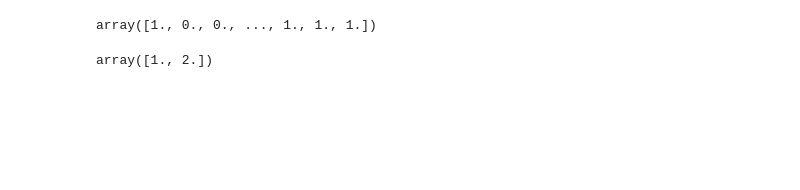
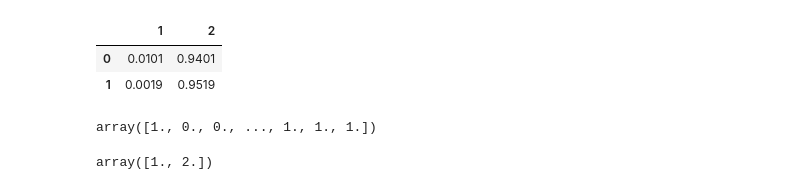
Before and after one commit to luhan68/CS165A, a Jupyter notebook: MP1.ipynb, the cells around one changed output. Drawn from its saved outputs; the diff is of its cells as text; code cells hidden in the pictures; blank space fills up the shorter version.

```diff
--- a/MP1.ipynb
+++ b/MP1.ipynb
@@ -61,9 +116,8 @@ Name: sex, Length: 283301, dtype: int64
 def predict(raw_test_data):
   test_data = preprocessing(raw_test_data)
 
-  y_test = test_data.loc[:,'date_died']
-  y_test[y_test == '9999-99-99'] = 0
-  y_test[y_test != '9999-99-99'] = 1
+  test_data.loc[test_data['date_died']!='9999-99-99','date_died']=1
+  test_data.loc[test_data['date_died']=='9999-99-99','date_died']=0
 
   x_test = test_data.drop(['date_died'], axis=1)
   result = np.empty((0,x_test.shape[0]))
@@ -79,6 +133,6 @@ def predict(raw_test_data):
     else:
       result= np.append(result,1)
 
-  accuracy = np.count_nonzero(result == y_test) / x_test.shape[0]
+  accuracy = np.count_nonzero(result == test_data.loc[:,'date_died']) / x_test.shape[0]
 
   return result,accuracy
@@ -87,7 +139,34 @@ test_result,test_accuracy = predict(raw_valid_data)
-# %%
-test_result
-# %% [output]
-array([1., 0., 0., ..., 1., 1., 1.])
+# %%
+test_result,test_accuracy = predict(raw_valid_data)
+test_data = preprocessing(raw_valid_data)
+test_data.loc[test_data['date_died']=='9999-99-99','date_died']=0
+test_data.loc[test_data['date_died']!='9999-99-99','date_died']=1
+
+x_test = test_data.drop(['date_died'], axis=1)
+result = np.empty((0,x_test.shape[0]))
+
+# prior_p[0]*cd['copd'].iloc[0,:][x_test.loc[6,'copd']]
+# x_test.loc[6,'copd']
+prior_p[0]*cd['copd']
+# for row in range(x_test.shape[0]):
+#   p0 = prior_p[0]
+#   p1 = prior_p[1]
+#   for col_name in x_test.columns:
+#     p0 = p0*cd[col_name].iloc[0,:][x_test.loc[row,col_name]]
+#     p1 = p1*cd[col_name].iloc[1,:][x_test.loc[row,col_name]]
+
+#   if p0 > p1:
+#     result= np.append(result,0)
+#   else:
+#     result= np.append(result,1)
+# %% [output]
+|  | 1 | 2 |
+| 0 | 0.0101 | 0.9401 |
+| 1 | 0.0019 | 0.9519 |
+# %%
+test_accuracy
+# %% [output]
+array([1., 0., 0., ..., 1., 1., 1.])
 # %%
 result = np.empty((0,1))
 result = np.append(result,1)
```
Also changed, not shown: parts of 10 cells of this notebook.
